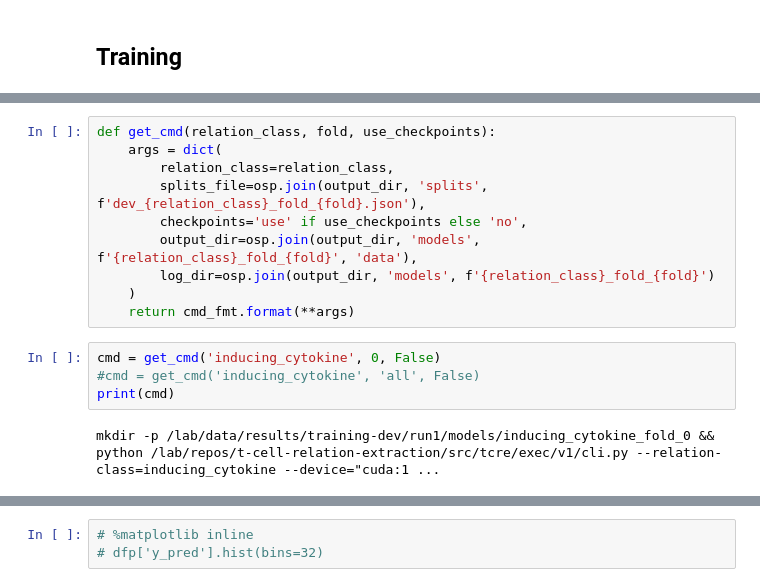
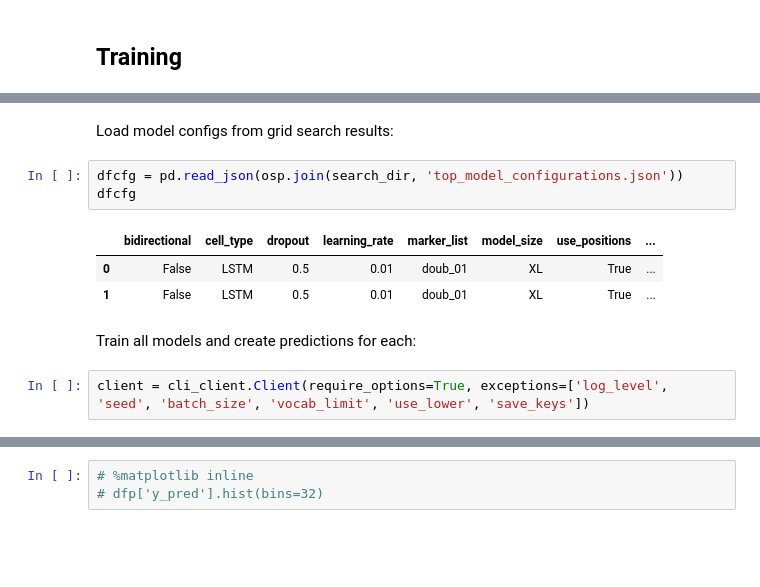
Before and after one commit to hammerlab/t-cell-relation-extraction, a Jupyter notebook: pipeline/08-training-dev.ipynb, the cells around one changed output, grey strips where cells are left out. Cells and saved outputs as stored; diff of their text form; blank space fills up the shorter version.

```diff
--- a/pipeline/08-training-dev.ipynb
+++ b/pipeline/08-training-dev.ipynb
@@ -189,16 +188,13 @@ train \
-# %%
-def get_cmd(relation_class, fold, use_checkpoints):
-    args = dict(
-        relation_class=relation_class,
-        splits_file=osp.join(output_dir, 'splits', f'dev_{relation_class}_fold_{fold}.json'),
-        checkpoints='use' if use_checkpoints else 'no',
-        output_dir=osp.join(output_dir, 'models', f'{relation_class}_fold_{fold}', 'data'),
-        log_dir=osp.join(output_dir, 'models', f'{relation_class}_fold_{fold}')
-    )
-    return cmd_fmt.format(**args)
-# %%
-cmd = get_cmd('inducing_cytokine', 0, False)
-#cmd = get_cmd('inducing_cytokine', 'all', False)
-print(cmd)
-# %% [output]
-mkdir -p /lab/data/results/training-dev/run1/models/inducing_cytokine_fold_0 && python /lab/repos/t-cell-relation-extraction/src/tcre/exec/v1/cli.py --relation-class=inducing_cytokine --device="cuda:1 ...
+# %% [markdown]
+Load model configs from grid search results:
+# %%
+dfcfg = pd.read_json(osp.join(search_dir, 'top_model_configurations.json'))
+dfcfg
+# %% [output]
+|  | bidirectional | cell_type | dropout | learning_rate | marker_list | model_size | use_positions | ... |
+| 0 | False | LSTM | 0.5 | 0.01 | doub_01 | XL | True | ... |
+| 1 | False | LSTM | 0.5 | 0.01 | doub_01 | XL | True | ... |
+# %% [markdown]
+Train all models and create predictions for each:
+# %%
+client = cli_client.Client(require_options=True, exceptions=['log_level', 'seed', 'batch_size', 'vocab_limit', 'use_lower', 'save_keys'])
```
Also changed, not shown: parts of 26 cells of this notebook, 7 other files.
